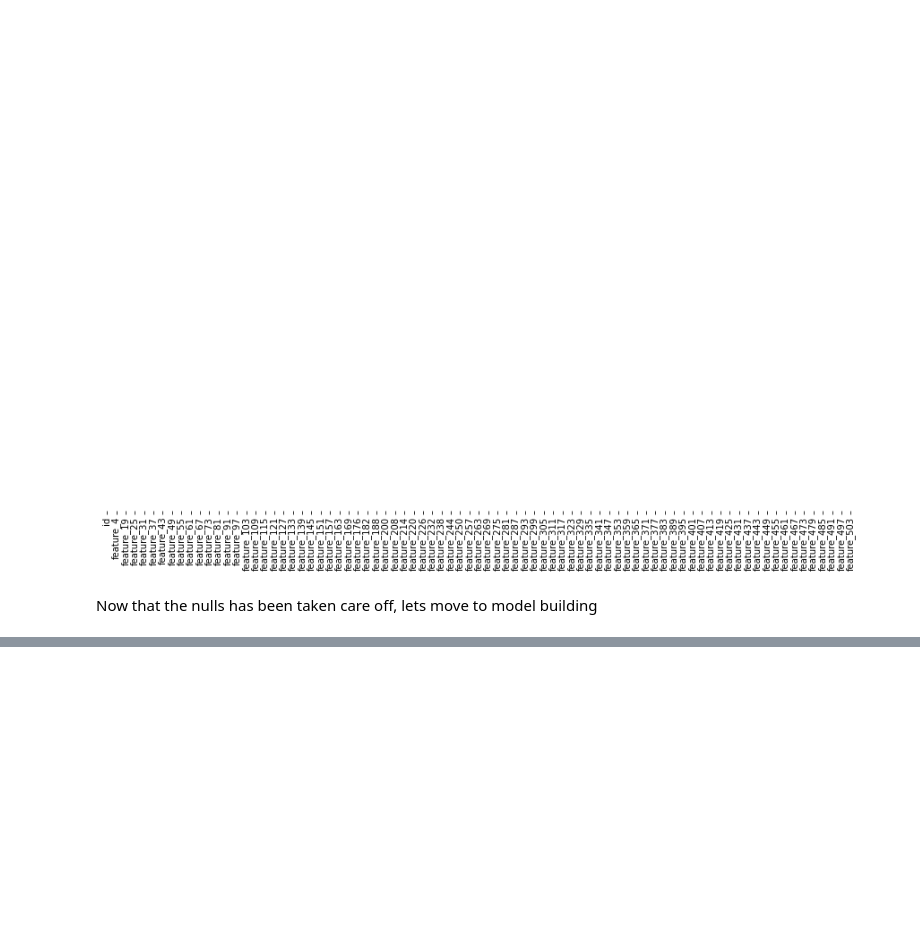
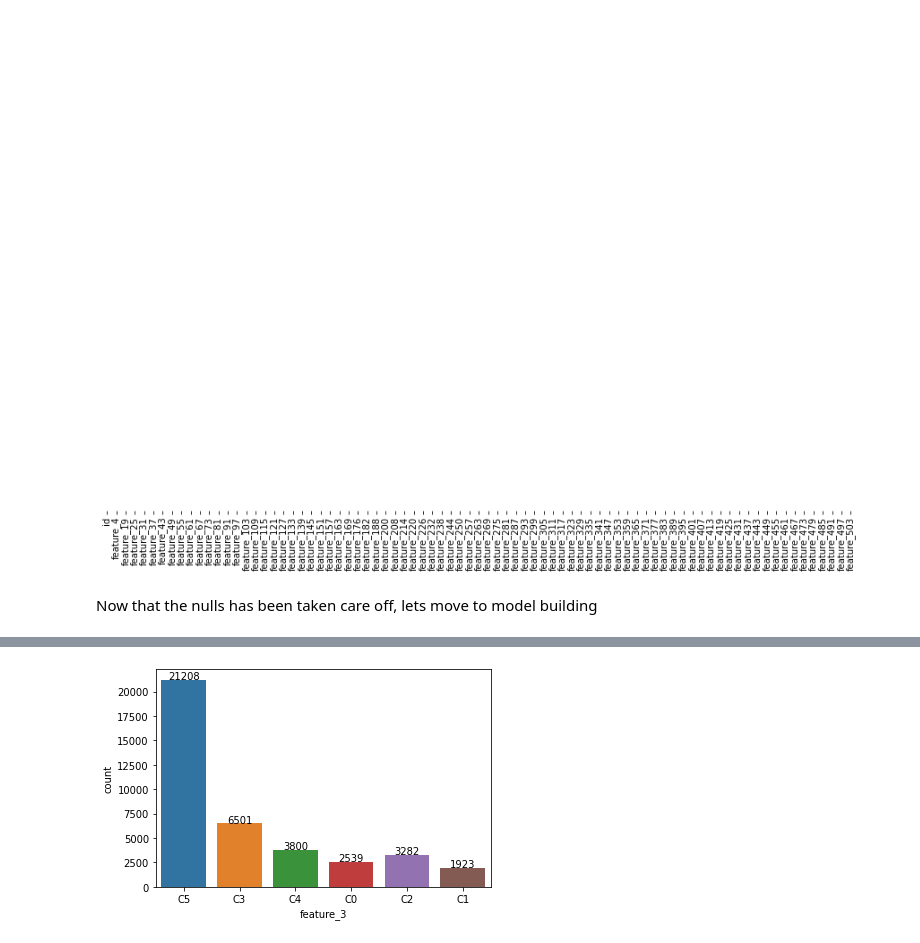
Before and after one commit to rohandawar/Netflix-Appetency, a Jupyter notebook: netflix-challange-nb-1.ipynb, the cells around one changed output, grey strips where cells are left out. Cells and saved outputs as stored; diff of their text form; code cells hidden in the pictures; blank space fills up the shorter version.

```diff
--- a/netflix-challange-nb-1.ipynb
+++ b/netflix-challange-nb-1.ipynb
@@ -450,0 +544,4 @@ Now that the nulls has been taken care off, lets move to model building
+# %%
+univariate(traindf,'feature_3')
+# %% [output]
+[figure, added]
```
Also changed, not shown: parts of 99 cells of this notebook.
